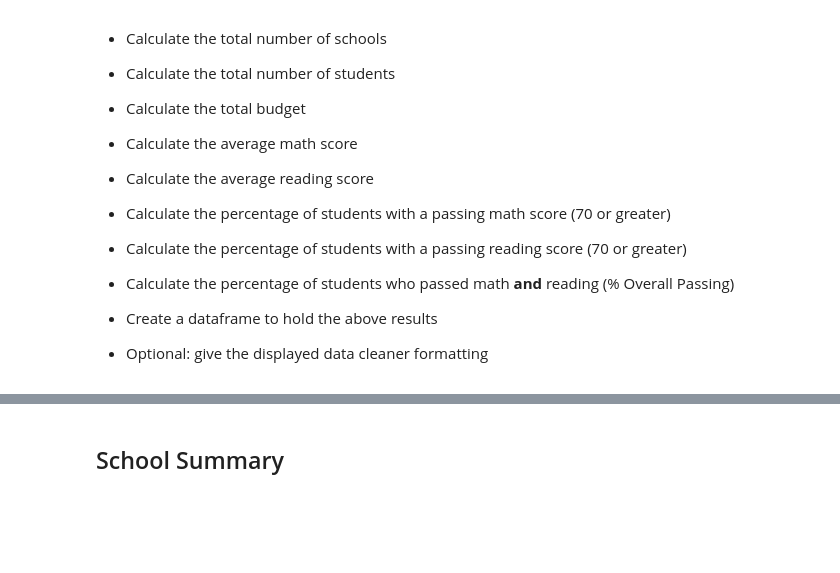
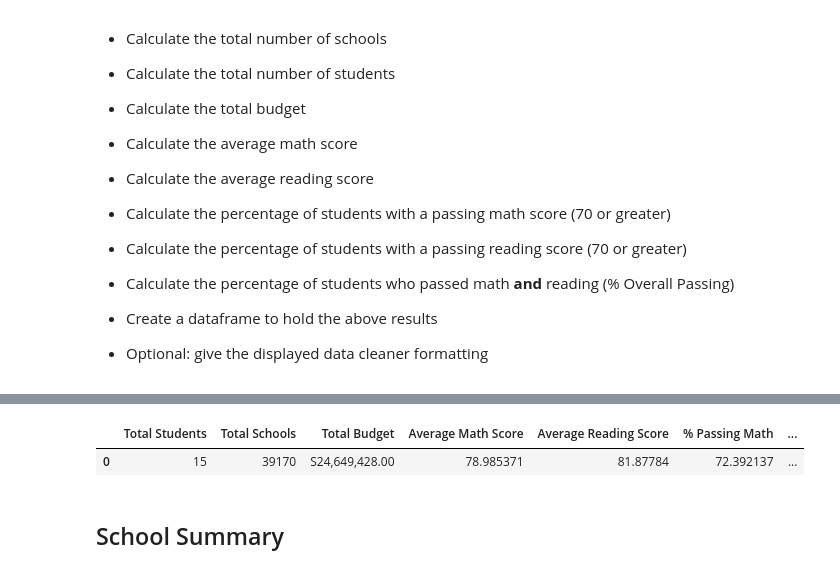
Before and after one commit to Fambro38/pandas-challenge, a Jupyter notebook: PyCitySchools/PyCitySchools.ipynb, the cells around one changed output, grey strips where cells are left out. Saved outputs shown, nothing was run; the diff lists cells and outputs as text; code cells hidden in the pictures; blank space fills up the shorter version.

```diff
--- a/PyCitySchools/PyCitySchools.ipynb
+++ b/PyCitySchools/PyCitySchools.ipynb
@@ -41,3 +47,40 @@ school_data_complete = pd.merge(student_data, school_data, how="left", on=["scho
+# %%
+#calculate the totals (school and students)
+school_count = len(school_data_complete["school_name"].unique())
+student_count = school_data_complete["Student ID"].count()
+
+#calculate the total budget
+total_budget = school_data['budget'].sum()
+
+#calculate the average scores
+average_math_score = school_data_complete["math_score"].mean()
+average_reading_score = school_data_complete["reading_score"].mean()
+overall_passing_rate = (average_math_score+average_reading_score)/2
+
+#calculate the percentage pass rates
+passing_math_count = school_data_complete[(school_data_complete["math_score"] > 70)].count()["student_name"]
+passing_math_percentage = passing_math_count / float(student_count) * 100
+passing_reading_count = school_data_complete[(school_data_complete["reading_score"] > 70)].count()["student_name"]
+passing_reading_percentage = passing_reading_count / float(student_count) * 100
+
+#minor data cleanup
+district_summary = pd.DataFrame({"Total Students": [school_count],
+                                "Total Schools": [student_count],
+                                "Total Budget": [total_budget],
+                                "Average Math Score": [average_math_score],
+                                "Average Reading Score": [average_reading_score],
+                                "% Passing Math": [passing_math_percentage],
+                                "% Passing Reading": [passing_reading_percentage],
+                                "% Overall Passing Rate": [overall_passing_rate]})
+
+district_summary["Total Students"] = district_summary["Total Students"].map("{:,}".format)
+district_summary["Total Budget"] = district_summary["Total Budget"].map("S{:,.2f}".format)
+
+#display the DataFrame
+district_summary
+# %% [output]
+|  | Total Students | Total Schools | Total Budget | Average Math Score | Average Reading Score | % Passing Math | ... |
+| 0 | 15 | 39170 | S24,649,428.00 | 78.985371 | 81.87784 | 72.392137 | ... |
 # %% [markdown]
 ## School Summary
 # %% [markdown]
```
Also changed, not shown: parts of 5 cells of this notebook.
